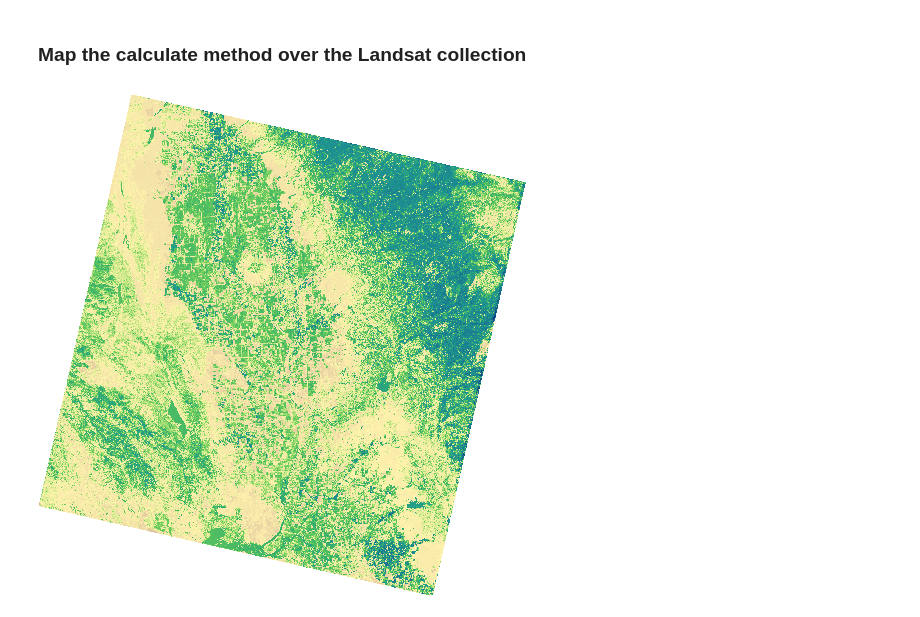
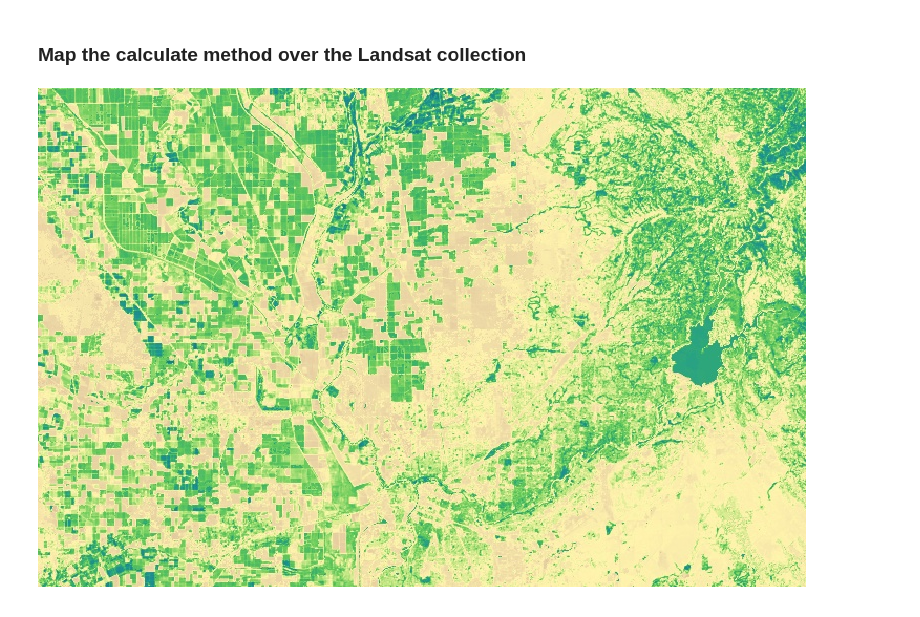
Before and after one commit to openet-brazil/openet-sims, a Jupyter notebook: examples/image_mapping.ipynb, the cells around one changed output. Saved outputs shown, nothing was run; the diff lists cells and outputs as text; code cells hidden in the pictures.

```diff
--- a/examples/image_mapping.ipynb
+++ b/examples/image_mapping.ipynb
@@ -35,7 +38,7 @@ test_point = ee.Geometry.Point(-121.5265, 38.7399)
 
 # Hard code the study area and CRS
 study_area = ee.Geometry.Rectangle(-122.00, 38.50, -121.00, 39.0)
-study_region = study_area.bounds(1, 'EPSG:4326').coordinates().getInfo()
+study_region = study_area.bounds(1, 'EPSG:4326')
 study_crs = 'EPSG:32610'
 # %% [markdown]
 ### Landsat 8 Collection 1 SR Images
@@ -53,4 +56,9 @@ pprint.pprint(list(landsat_coll.aggregate_histogram('system:index').getInfo().ke
  'LC08_044033_20170716',
  'LC08_044033_20170801',
  'LC08_044033_20170817']
+# %%
+landsat_img = ee.Image(landsat_coll.first())
+landsat_crs = landsat_img.select('B3').projection().getInfo()['crs']
+landsat_region = landsat_img.geometry().bounds(1, 'EPSG:4326').coordinates().getInfo()
+# landsat_dt = ee.Date(landsat_img.get('system:time_start'))
 # %%
@@ -61,8 +72,3 @@ Image(url=landsat_coll.first().select([3, 2, 1]).getThumbURL({'min': 0.0, 'max':
-# %%
-landsat_cs = 30
-landsat_crs = ee.Image(landsat_coll.first()).select('B3').projection().getInfo()['crs']
-landsat_region = ee.Image(landsat_coll.first()).geometry().bounds(1, 'EPSG:4326').coordinates().getInfo()
-# landsat_dt = ee.Date(landsat_img.get('system:time_start'))
 # %% [markdown]
 ### ET Image Collection
 # %%
@@ -115,17 +121,19 @@ Image(url=image_url, embed=True, format='png')
 # %%
 def compute_vars(image):
     """Return an ET image for each input Landsat 8 C1 SR image"""
-    return model.Image.from_landsat_c1_sr(image, et_reference_source=et_reference_source, et_reference_band=et_reference_band)\
-        .calculate(['et', 'etr', 'etf'])
+    return model.Image.from_landsat_c1_sr(image,
+                                          et_reference_source=et_reference_source,
+                                          et_reference_band=et_reference_band)\
+        .calculate(['et', 'et_reference', 'et_fraction'])
 
 vars_coll = ee.ImageCollection(landsat_coll.map(compute_vars))
 
 # pprint.pprint(ee.Image(et_coll.first()).getInfo())
 # %%
 image_url = ee.Image(vars_coll.select(['et']).mean())\
-    .reproject(crs=landsat_crs, scale=100)\
+    .reproject(crs=landsat_crs, scale=landsat_cs * 4)\
     .getThumbURL({'min': 0, 'max': 12, 'palette': ','.join(et_palette),
-                  'region': landsat_region})
+                  'region': study_region, 'dimensions': image_size})
 Image(url=image_url, embed=True, format='png')
 # %% [output]
-[figure, old version]
+[figure, new version]
```
Also changed, not shown: parts of 6 cells of this notebook, 3 other files.
